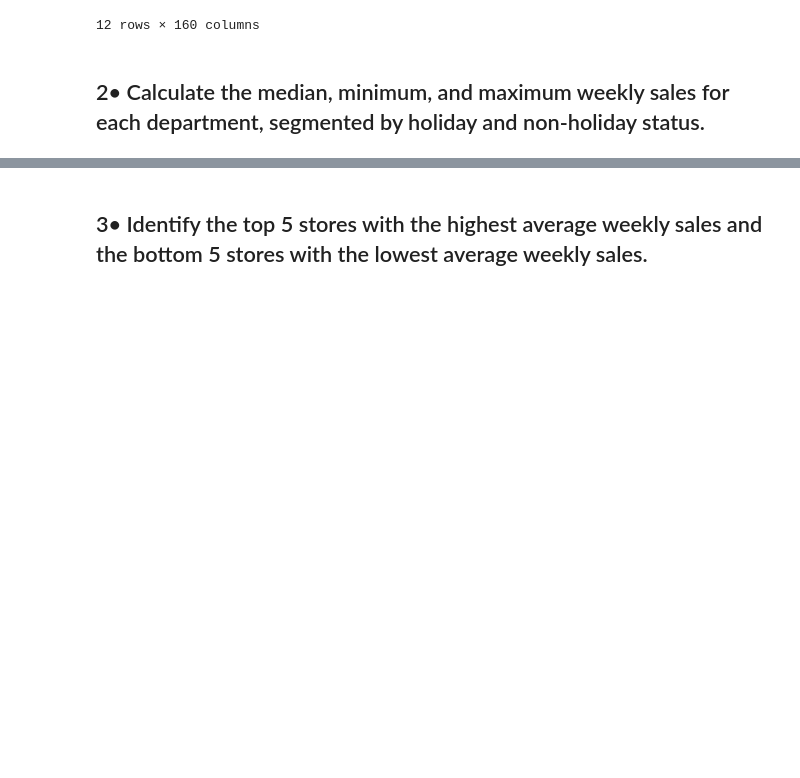
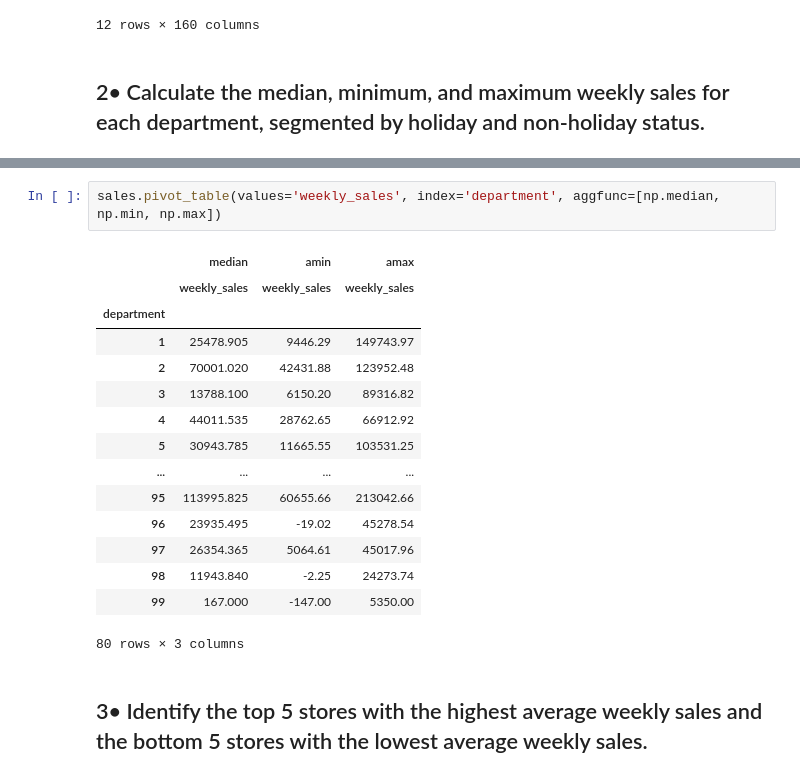
Before and after one commit to S827/python-programs, a Jupyter notebook: EDAPractice/DMWithPandas/CH2_AggregatingDataFrames/aggregating_Dataframes.ipynb, the cells around one changed output, grey strips where cells are left out. Saved outputs shown, nothing was run; the diff lists cells and outputs as text; blank space fills up the shorter version.

Commit message:
added porblem 2 solution of aggregating dataframes problem set

```diff
--- a/EDAPractice/DMWithPandas/CH2_AggregatingDataFrames/aggregating_Dataframes.ipynb
+++ b/EDAPractice/DMWithPandas/CH2_AggregatingDataFrames/aggregating_Dataframes.ipynb
@@ -76,3 +93,21 @@ sales.pivot_table(values='weekly_sales', index='store', columns='department', ag
+# %%
+sales.pivot_table(values='weekly_sales', index='department', aggfunc=[np.median, np.min, np.max])
+# %% [output]
+|  | median | amin | amax |
+|  | weekly_sales | weekly_sales | weekly_sales |
+| department |  |  |  |
+| 1 | 25478.905 | 9446.29 | 149743.97 |
+| 2 | 70001.020 | 42431.88 | 123952.48 |
+| 3 | 13788.100 | 6150.20 | 89316.82 |
+| 4 | 44011.535 | 28762.65 | 66912.92 |
+| 5 | 30943.785 | 11665.55 | 103531.25 |
+| ... | ... | ... | ... |
+| 95 | 113995.825 | 60655.66 | 213042.66 |
+| 96 | 23935.495 | -19.02 | 45278.54 |
+| 97 | 26354.365 | 5064.61 | 45017.96 |
+| 98 | 11943.840 | -2.25 | 24273.74 |
+| 99 | 167.000 | -147.00 | 5350.00 |
+80 rows × 3 columns
 # %% [markdown]
 ## 3•  Identify the top 5 stores with the highest average weekly sales and the bottom 5 stores with the lowest average weekly sales.
 # %% [markdown]
```
Also changed, not shown: parts of 1 cell of this notebook.
